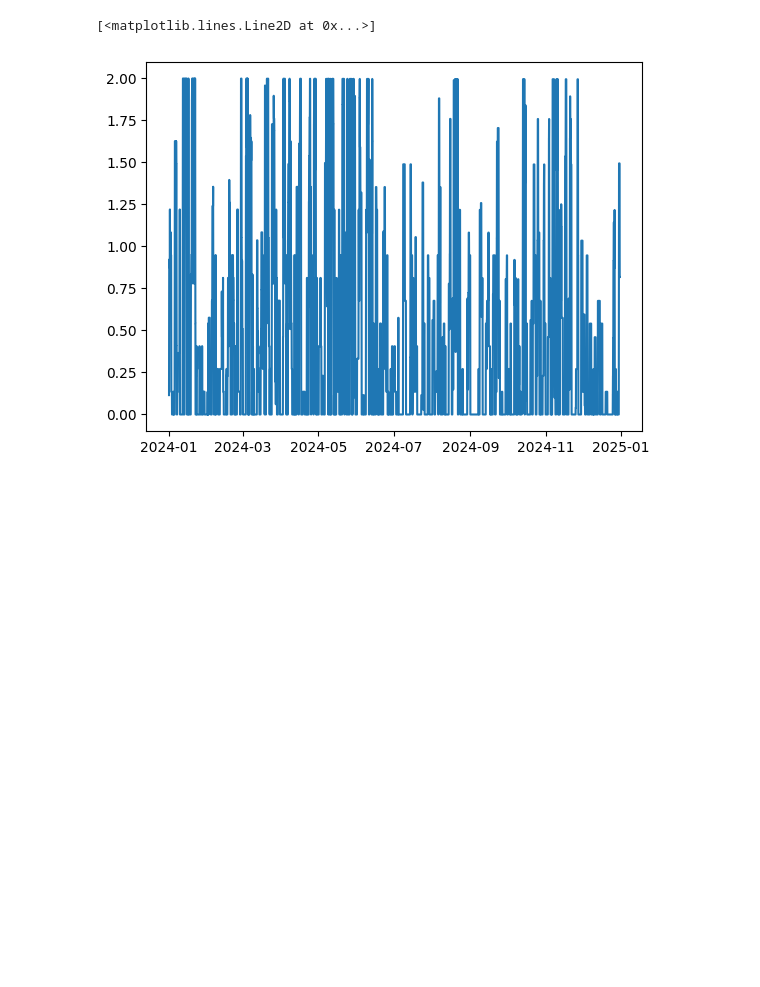
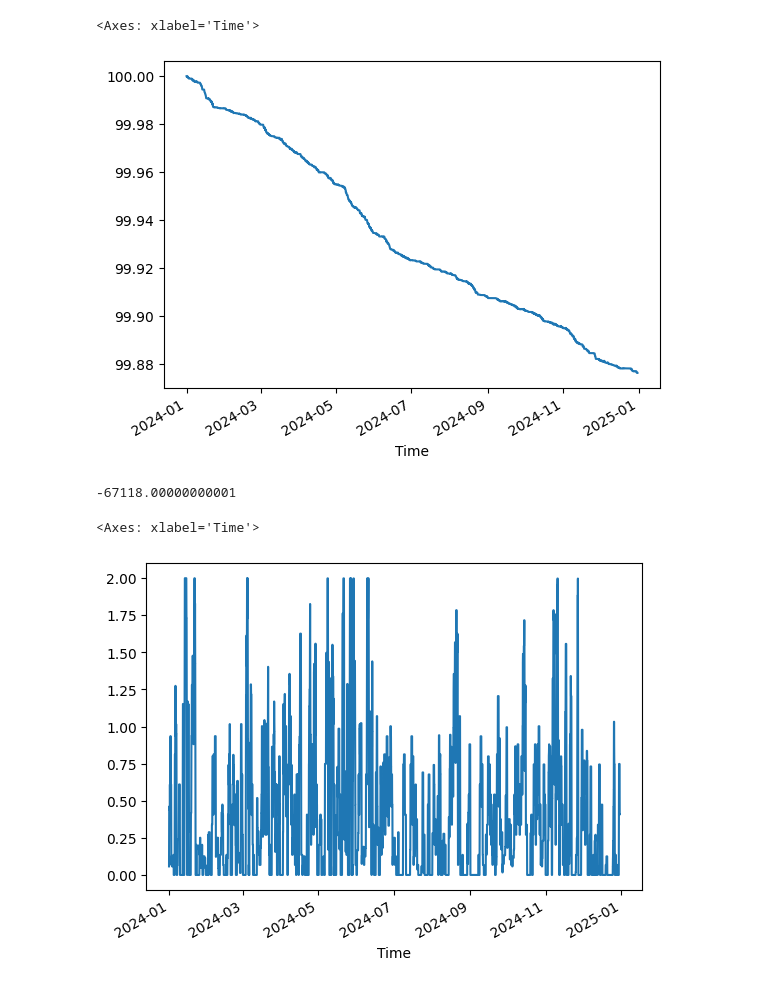
Before and after one commit to chumist-ncsu/CE_591_Project, a Jupyter notebook: progress_update_02/results.ipynb, the cells around one changed output. Drawn from its saved outputs; the diff is of its cells as text; code cells hidden in the pictures; blank space fills up the shorter version.

```diff
--- a/progress_update_02/results.ipynb
+++ b/progress_update_02/results.ipynb
@@ -38,6 +69,28 @@ sum(results_01["Profit ($)"])
+# %%
+results_01["Remaining Capacity (%)"].plot()
+# %% [output]
+<Axes: xlabel='Time'>
+[figure, added]
+# %%
+parameters = {
+    "capacity": 2, # MWh
+    "duration": 4, # hours
+    "efficiency": 0.85 ** 0.5, # %
+    "fade_factor": 0.0,
+    "eol": 0.8, # %
+    "dod_min": 0.0, # %
+    "dod_max": 1.0, # %
+    "soc_0": 0.0, # %
+    "soh" : 1.0, # %
+    "lifetime" : 10 # Years
+}
+results_02 = get_results(model00(), parameters)
+sum(results_02["Profit ($)"])
+# %% [output]
+-67118.00000000001
 # %%
-plt.plot(results_01["SOC (MWh)"], label="No Degradation")
+results_01["SOC (MWh)"].plot()
 # %% [output]
-[<matplotlib.lines.Line2D at 0x...>]
+<Axes: xlabel='Time'>
-[figure, old version]
+[figure, new version]
 # %%
```
Also changed, not shown: parts of 9 cells of this notebook, 12 other files.
